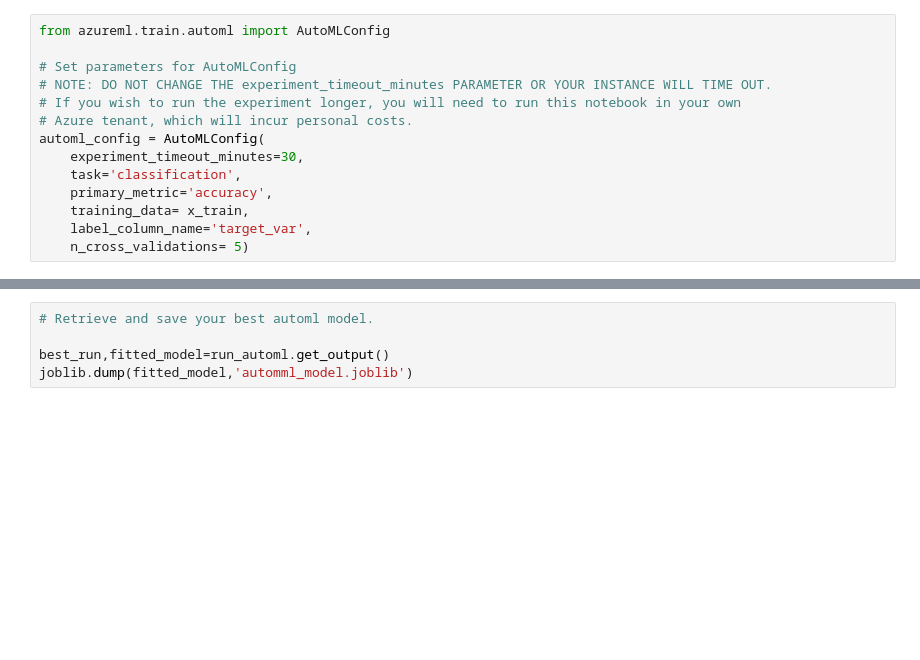
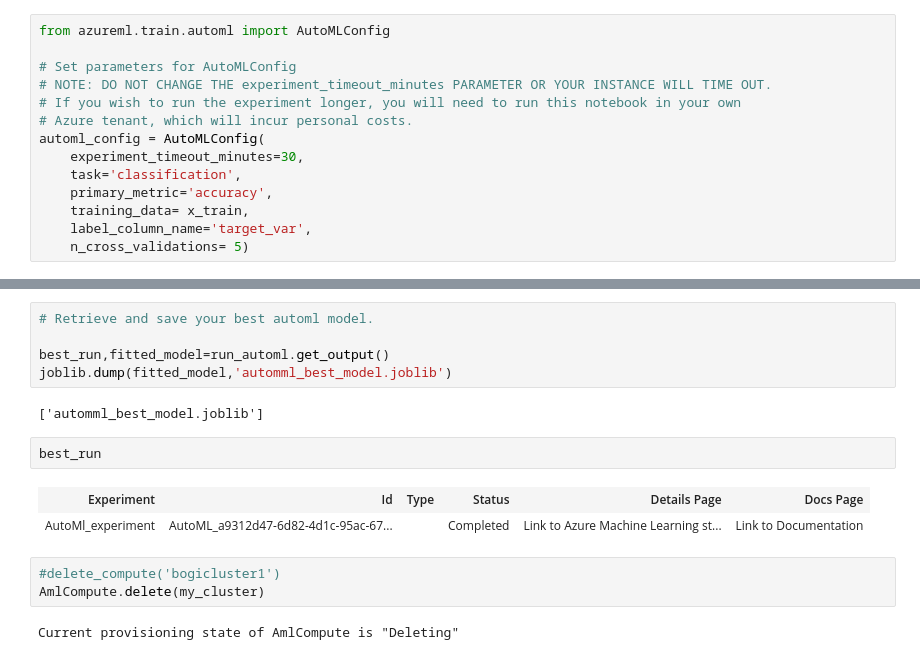
Before and after one commit to boglarka-csoka/udacity_azure_project1, a Jupyter notebook: udacity-project .ipynb, the cells around one changed output, grey strips where cells are left out. Drawn from its saved outputs; the diff is of its cells as text; blank space fills up the shorter version.

```diff
--- a/udacity-project .ipynb
+++ b/udacity-project .ipynb
@@ -152,4 +187,16 @@ KeyboardInterrupt:
 # Retrieve and save your best automl model.
 
 best_run,fitted_model=run_automl.get_output()
-joblib.dump(fitted_model,'automml_model.joblib')
+joblib.dump(fitted_model,'automml_best_model.joblib')
+# %% [output]
+['automml_best_model.joblib']
+# %%
+best_run
+# %% [output]
+| Experiment | Id | Type | Status | Details Page | Docs Page |
+| AutoMl_experiment | AutoML_a9312d47-6d82-4d1c-95ac-67... |  | Completed | Link to Azure Machine Learning st... | Link to Documentation |
+# %%
+#delete_compute('bogicluster1')
+AmlCompute.delete(my_cluster)
+# %% [output]
+Current provisioning state of AmlCompute is "Deleting"
```
Also changed, not shown: parts of 7 cells of this notebook.
